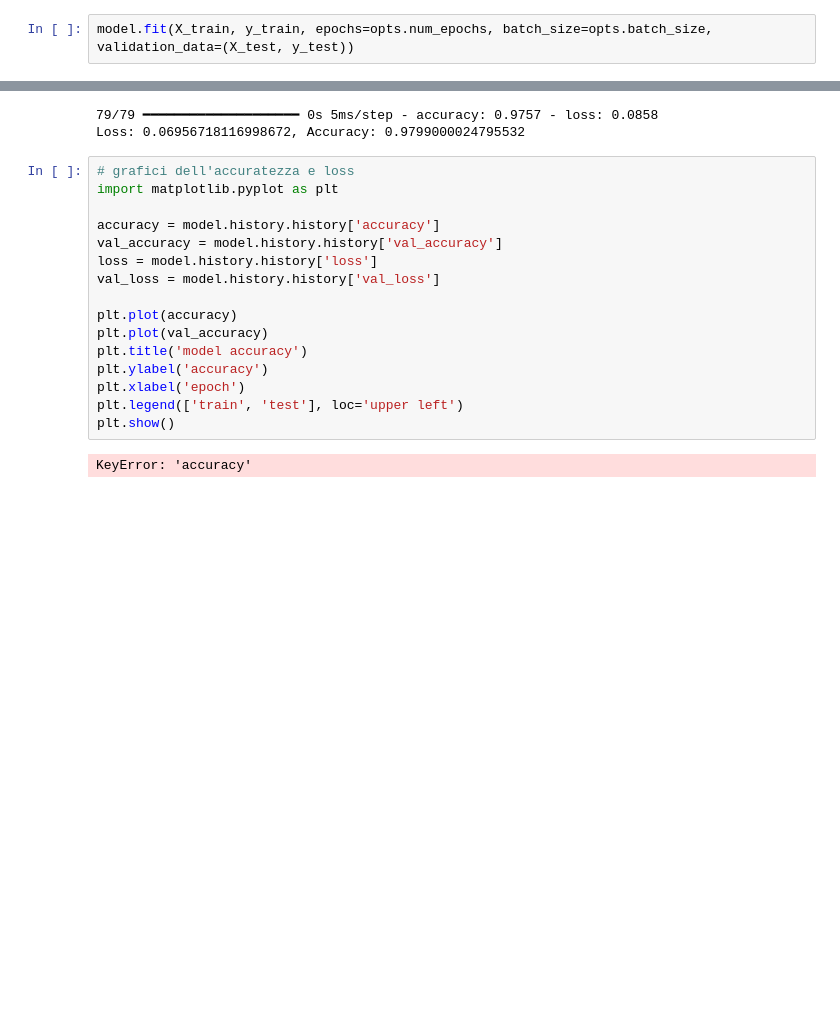
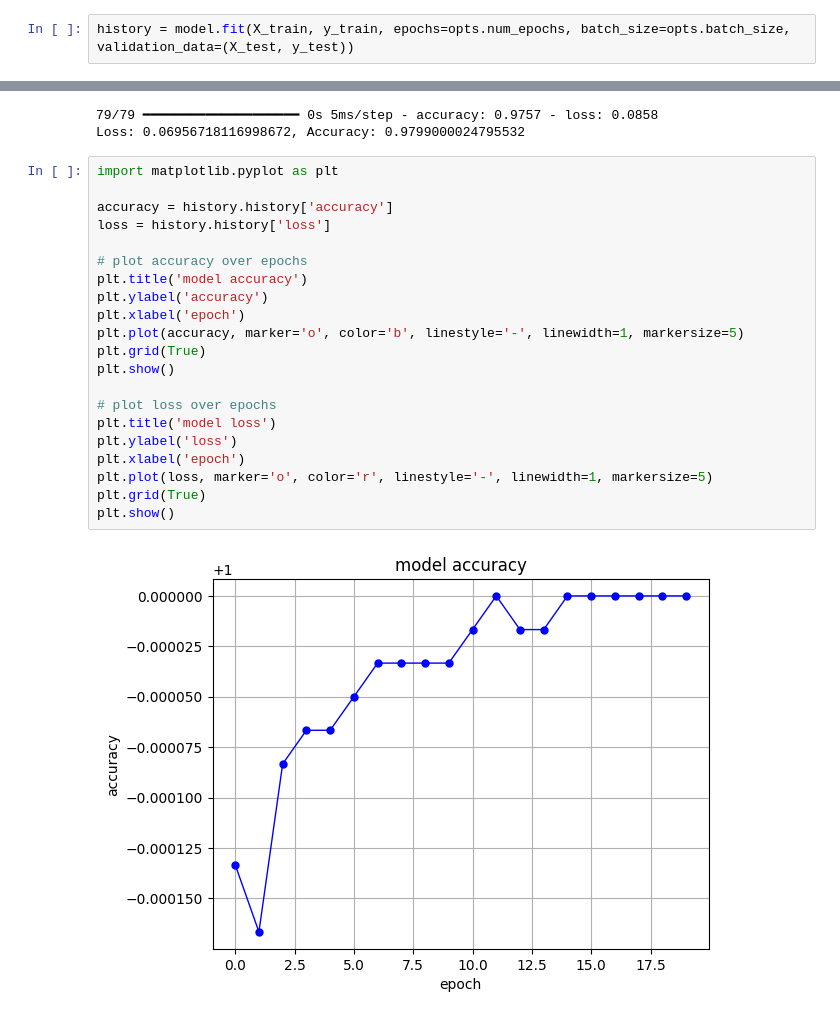
Before and after one commit to digesaremarco/EserciziLezioniDL, a Jupyter notebook: MultiLayered_Perceptron_Keras.ipynb, the cells around one changed output, grey strips where cells are left out. Saved outputs shown, nothing was run; the diff lists cells and outputs as text; blank space fills up the shorter version.

Commit message:
added plot for accuracy and loss

```diff
--- a/MultiLayered_Perceptron_Keras.ipynb
+++ b/MultiLayered_Perceptron_Keras.ipynb
@@ -103,6 +103,6 @@ Passiamo all'ottimizzazione del modello, viene fatta tramite il metodo __fit__.
 
 Al termine di ciiascuna epoca ho il valore di accuratezza e loss.
 # %%
-model.fit(X_train, y_train, epochs=opts.num_epochs, batch_size=opts.batch_size, validation_data=(X_test, y_test))
+history = model.fit(X_train, y_train, epochs=opts.num_epochs, batch_size=opts.batch_size, validation_data=(X_test, y_test))
 # %% [output]
 Epoch 1/20
@@ -130,20 +129,25 @@ print(f"Loss: {loss_and_acc[0]}, Accuracy: {loss_and_acc[1]}")
 79/79 ━━━━━━━━━━━━━━━━━━━━ 0s 5ms/step - accuracy: 0.9757 - loss: 0.0858
 Loss: 0.06956718116998672, Accuracy: 0.9799000024795532
 # %%
-# grafici dell'accuratezza e loss
 import matplotlib.pyplot as plt
 
-accuracy = model.history.history['accuracy']
-val_accuracy = model.history.history['val_accuracy']
-loss = model.history.history['loss']
-val_loss = model.history.history['val_loss']
+accuracy = history.history['accuracy']
+loss = history.history['loss']
 
-plt.plot(accuracy)
-plt.plot(val_accuracy)
+# plot accuracy over epochs
 plt.title('model accuracy')
 plt.ylabel('accuracy')
 plt.xlabel('epoch')
-plt.legend(['train', 'test'], loc='upper left')
+plt.plot(accuracy, marker='o', color='b', linestyle='-', linewidth=1, markersize=5)
+plt.grid(True)
 plt.show()
+
+# plot loss over epochs
+plt.title('model loss')
+plt.ylabel('loss')
+plt.xlabel('epoch')
+plt.plot(loss, marker='o', color='r', linestyle='-', linewidth=1, markersize=5)
+plt.grid(True)
+plt.show()
 # %% [output]
-KeyError: 'accuracy'
+[figure, added]
```
Also changed, not shown: parts of 2 cells of this notebook.
